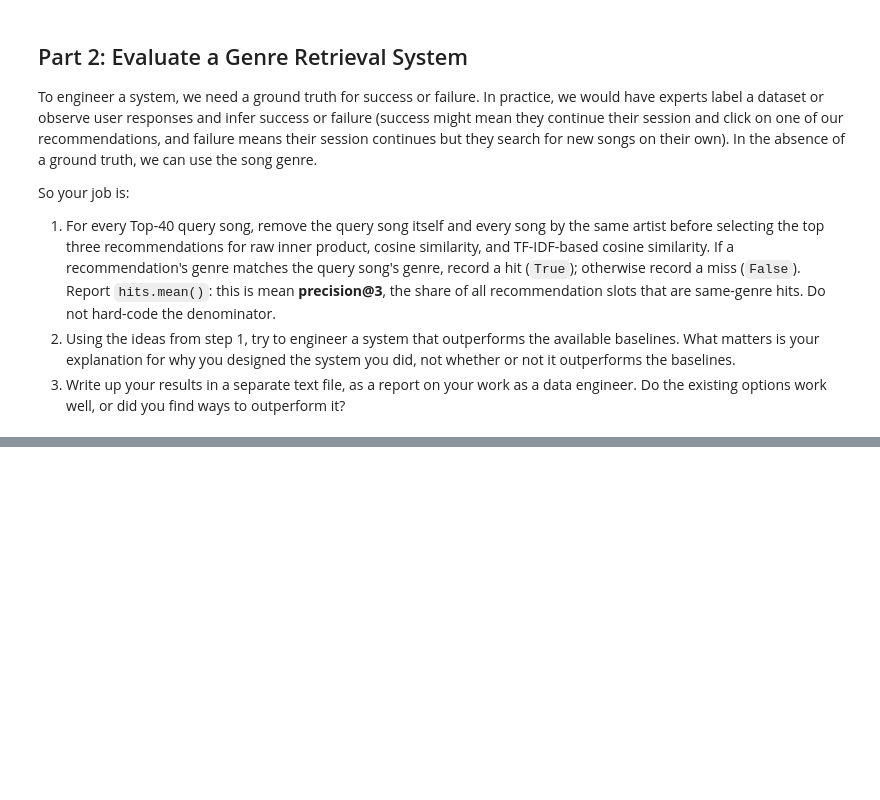
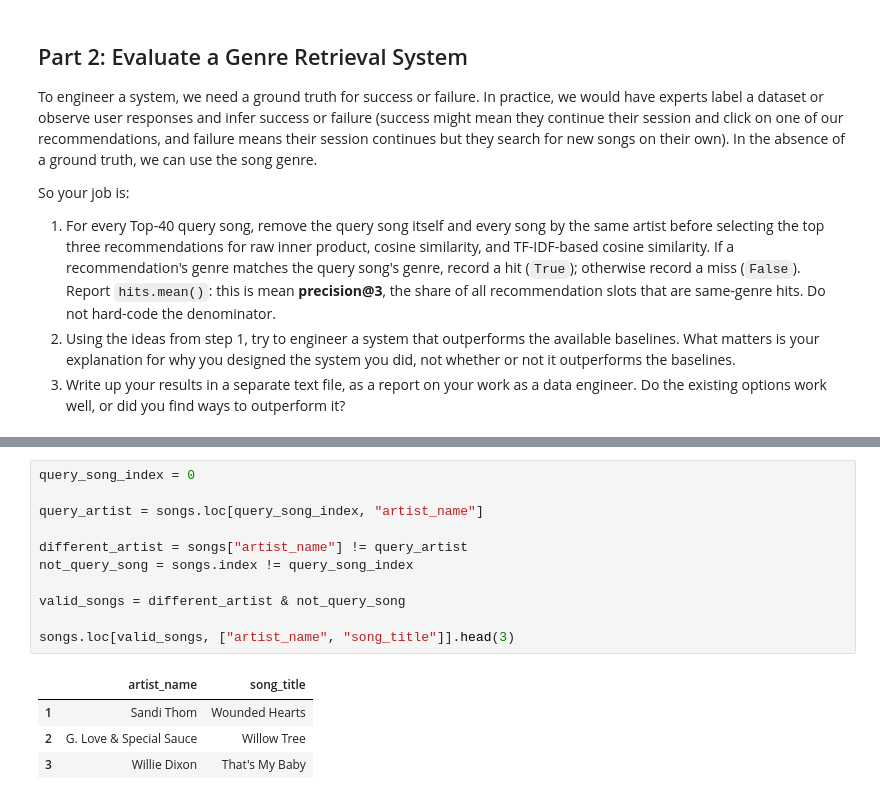
Before and after one commit to jonathan-orellana/uu_vectors_and_matrices, a Jupyter notebook: Thursday Lab/lab_01.ipynb, the cells around one changed output, grey strips where cells are left out. Cells and saved outputs as stored; diff of their text form; blank space fills up the shorter version.

```diff
--- a/Thursday Lab/lab_01.ipynb
+++ b/Thursday Lab/lab_01.ipynb
@@ -1007,0 +1002,16 @@ So your job is:
+# %%
+query_song_index = 0
+
+query_artist = songs.loc[query_song_index, "artist_name"]
+
+different_artist = songs["artist_name"] != query_artist
+not_query_song = songs.index != query_song_index
+
+valid_songs = different_artist & not_query_song
+
+songs.loc[valid_songs, ["artist_name", "song_title"]].head(3)
+# %% [output]
+|  | artist_name | song_title |
+| 1 | Sandi Thom | Wounded Hearts |
+| 2 | G. Love & Special Sauce | Willow Tree |
+| 3 | Willie Dixon | That's My Baby |
```
Also changed, not shown: parts of 19 cells of this notebook, 1 other file.
